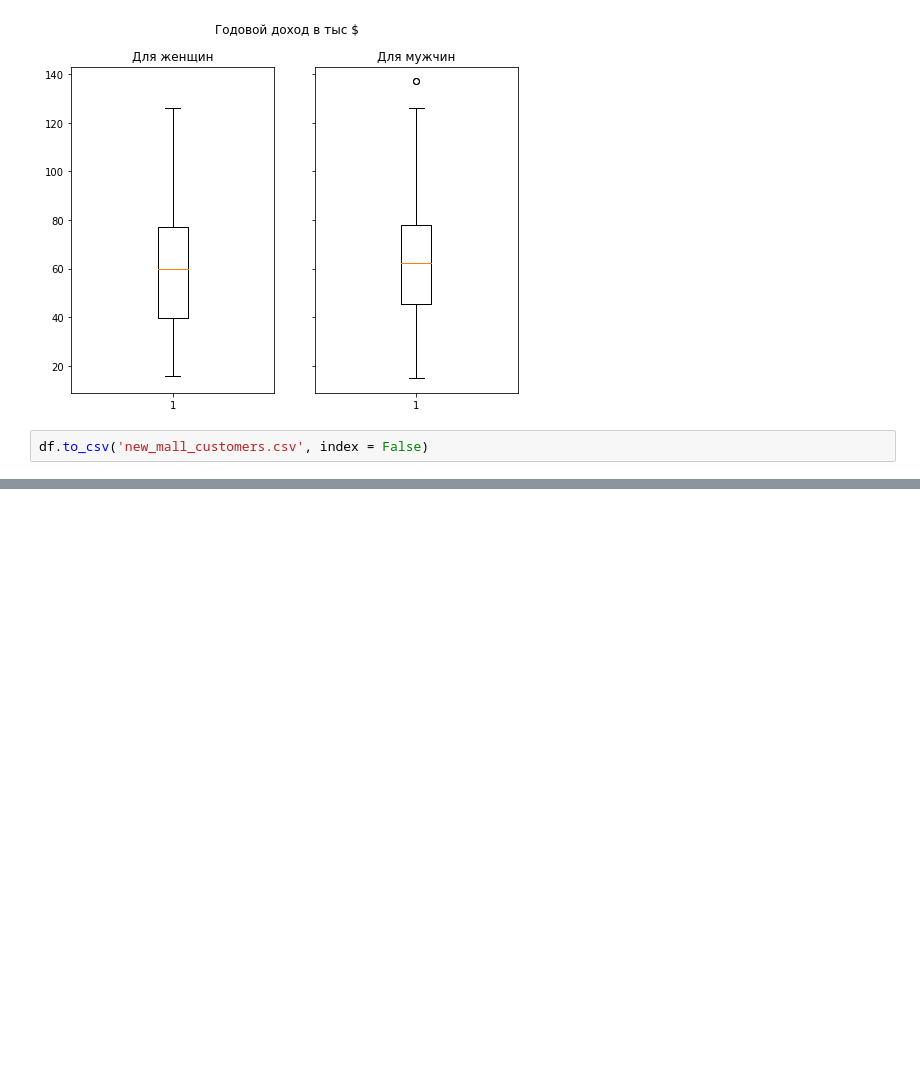
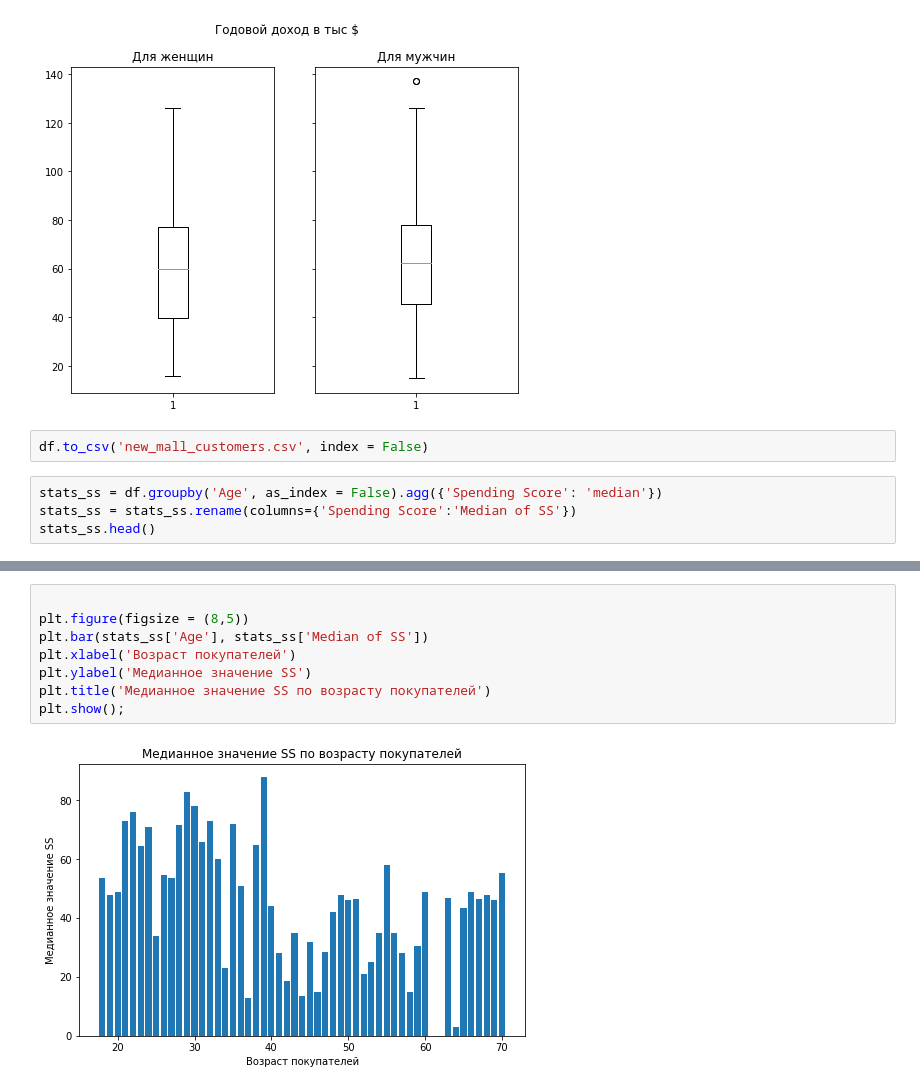
Before and after one commit to YaluninaTatiana/mall-customers-TY, a Jupyter notebook: Посетители магазина.ipynb, the cells around one changed output, grey strips where cells are left out. Drawn from its saved outputs; the diff is of its cells as text; blank space fills up the shorter version.

```diff
--- a/Посетители магазина.ipynb
+++ b/Посетители магазина.ipynb
@@ -129,3 +130,7 @@ plt.show();
 [figure]
 # %%
 df.to_csv('new_mall_customers.csv', index = False)
+# %%
+stats_ss = df.groupby('Age', as_index = False).agg({'Spending Score': 'median'})
+stats_ss = stats_ss.rename(columns={'Spending Score':'Median of SS'})
+stats_ss.head()
@@ -131,0 +155,10 @@ df.to_csv('new_mall_customers.csv', index = False)
+# %%
+
+plt.figure(figsize = (8,5))
+plt.bar(stats_ss['Age'], stats_ss['Median of SS'])
+plt.xlabel('Возраст покупателей')
+plt.ylabel('Медианное значение SS')
+plt.title('Медианное значение SS по возрасту покупателей')
+plt.show();
+# %% [output]
+[figure, added]
```
Also changed, not shown: parts of 6 cells of this notebook.
